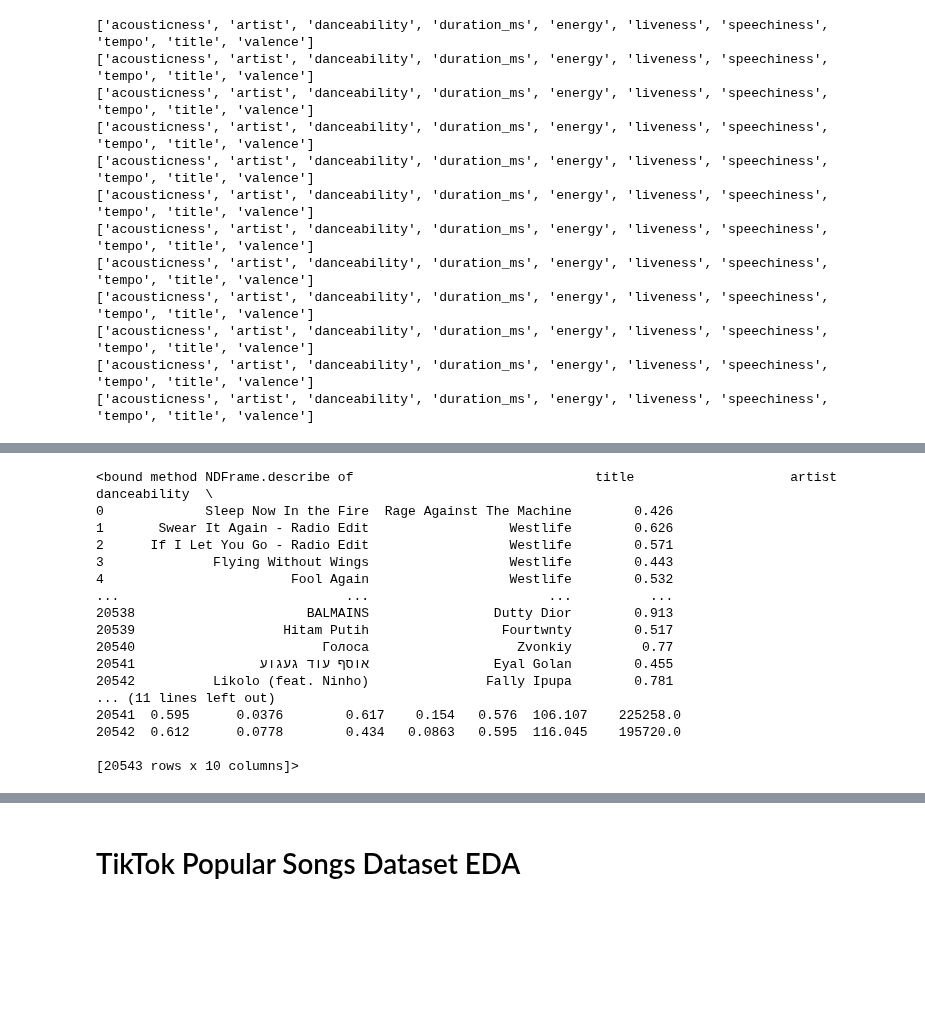
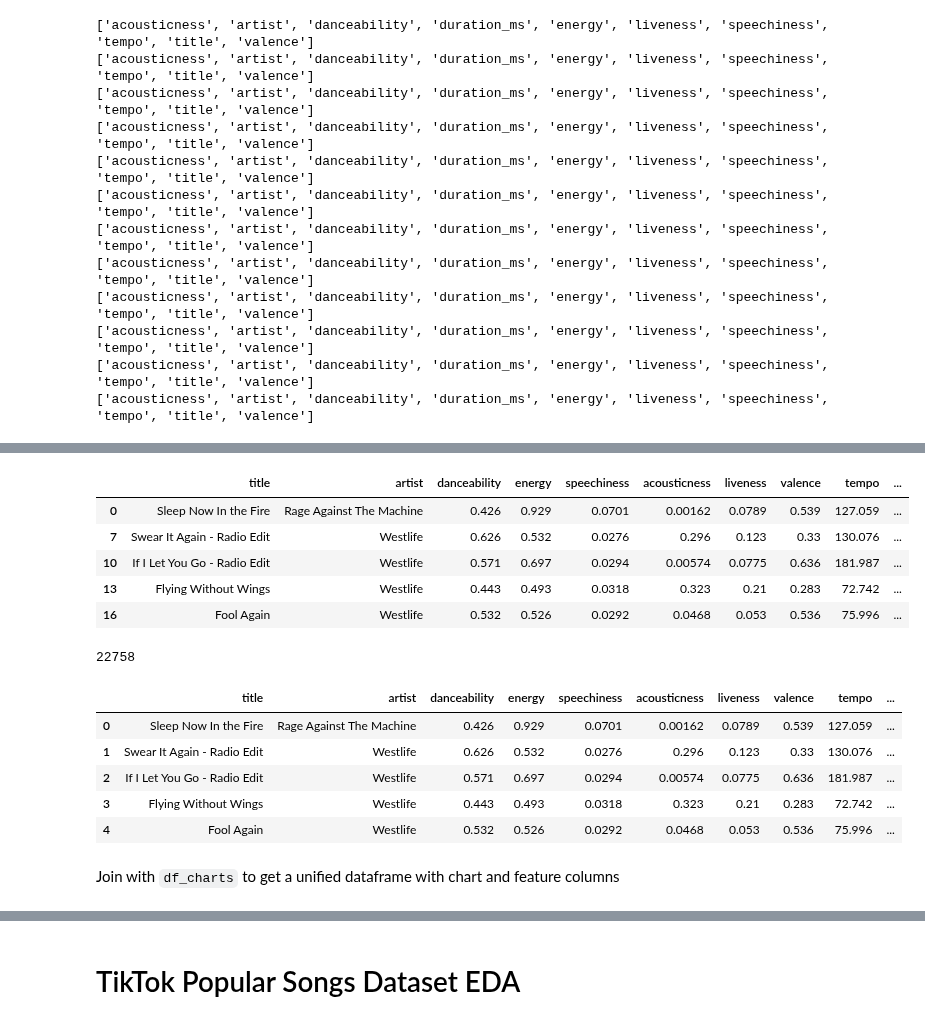
Before and after one commit to Joseph-Willem-Ricci/5450-final-project, a Jupyter notebook: CIS5450_Project.ipynb, the cells around one changed output, grey strips where cells are left out. Cells and saved outputs as stored; diff of their text form; code cells hidden in the pictures; blank space fills up the shorter version.

```diff
--- a/CIS5450_Project.ipynb
+++ b/CIS5450_Project.ipynb
@@ -423,20 +448,26 @@ df_features.head(100)  # inspect
+# %%
+df_features_artist_format_2.head()
+# %% [output]
+|  | title | artist | danceability | energy | speechiness | acousticness | liveness | valence | tempo | ... |
+| 0 | Sleep Now In the Fire | Rage Against The Machine | 0.426 | 0.929 | 0.0701 | 0.00162 | 0.0789 | 0.539 | 127.059 | ... |
+| 7 | Swear It Again - Radio Edit | Westlife | 0.626 | 0.532 | 0.0276 | 0.296 | 0.123 | 0.33 | 130.076 | ... |
+| 10 | If I Let You Go - Radio Edit | Westlife | 0.571 | 0.697 | 0.0294 | 0.00574 | 0.0775 | 0.636 | 181.987 | ... |
+| 13 | Flying Without Wings | Westlife | 0.443 | 0.493 | 0.0318 | 0.323 | 0.21 | 0.283 | 72.742 | ... |
+| 16 | Fool Again | Westlife | 0.532 | 0.526 | 0.0292 | 0.0468 | 0.053 | 0.536 | 75.996 | ... |
+# %%
+df_features = pd.concat([df_features_artist_format_2, df_features_artist_format_1]).drop_duplicates()
+df_features.reset_index(drop=True, inplace=True)
+df_features.shape[0]
+# %% [output]
+22758
 # %%
-df_features.describe
+df_features.head()
 # %% [output]
-<bound method NDFrame.describe of                               title                    artist danceability  \
-0             Sleep Now In the Fire  Rage Against The Machine        0.426
-1       Swear It Again - Radio Edit                  Westlife        0.626
-2      If I Let You Go - Radio Edit                  Westlife        0.571
-3              Flying Without Wings                  Westlife        0.443
-4                        Fool Again                  Westlife        0.532
-...                             ...                       ...          ...
-20538                      BALMAINS                Dutty Dior        0.913
-20539                   Hitam Putih                 Fourtwnty        0.517
-20540                        Голоса                   Zvonkiy         0.77
-20541                אוסף עוד געגוע                Eyal Golan        0.455
-20542          Likolo (feat. Ninho)               Fally Ipupa        0.781
-... (11 lines left out)
-20541  0.595      0.0376        0.617    0.154   0.576  106.107    225258.0
-20542  0.612      0.0778        0.434   0.0863   0.595  116.045    195720.0
-
-[20543 rows x 10 columns]>
+|  | title | artist | danceability | energy | speechiness | acousticness | liveness | valence | tempo | ... |
+| 0 | Sleep Now In the Fire | Rage Against The Machine | 0.426 | 0.929 | 0.0701 | 0.00162 | 0.0789 | 0.539 | 127.059 | ... |
+| 1 | Swear It Again - Radio Edit | Westlife | 0.626 | 0.532 | 0.0276 | 0.296 | 0.123 | 0.33 | 130.076 | ... |
+| 2 | If I Let You Go - Radio Edit | Westlife | 0.571 | 0.697 | 0.0294 | 0.00574 | 0.0775 | 0.636 | 181.987 | ... |
+| 3 | Flying Without Wings | Westlife | 0.443 | 0.493 | 0.0318 | 0.323 | 0.21 | 0.283 | 72.742 | ... |
+| 4 | Fool Again | Westlife | 0.532 | 0.526 | 0.0292 | 0.0468 | 0.053 | 0.536 | 75.996 | ... |
+# %% [markdown]
+Join with `df_charts` to get a unified dataframe with chart and feature columns
```
Also changed, not shown: parts of 55 cells of this notebook.
